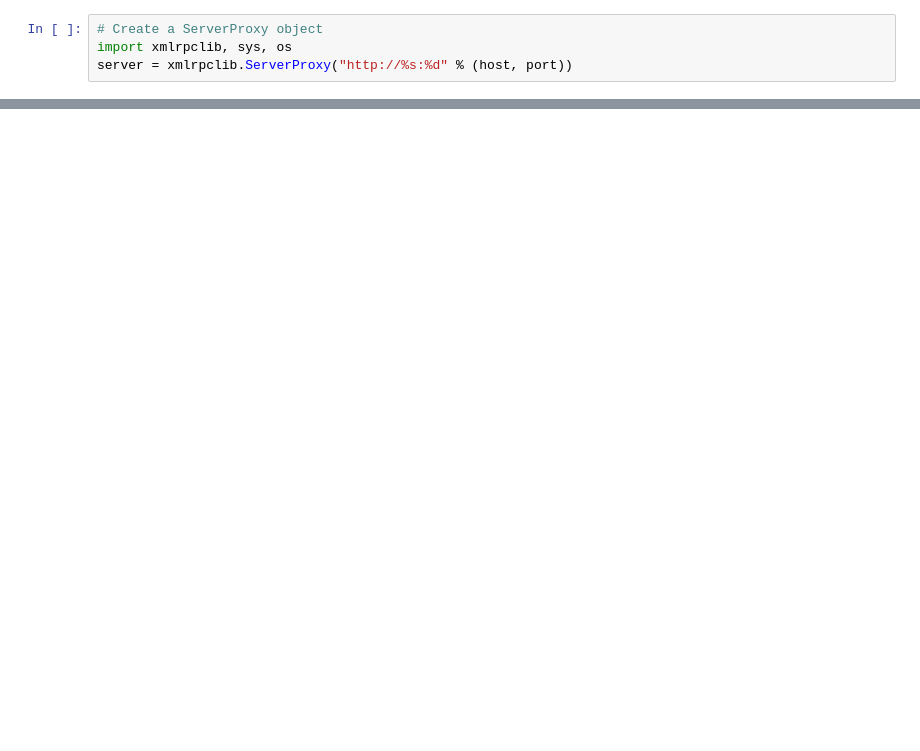
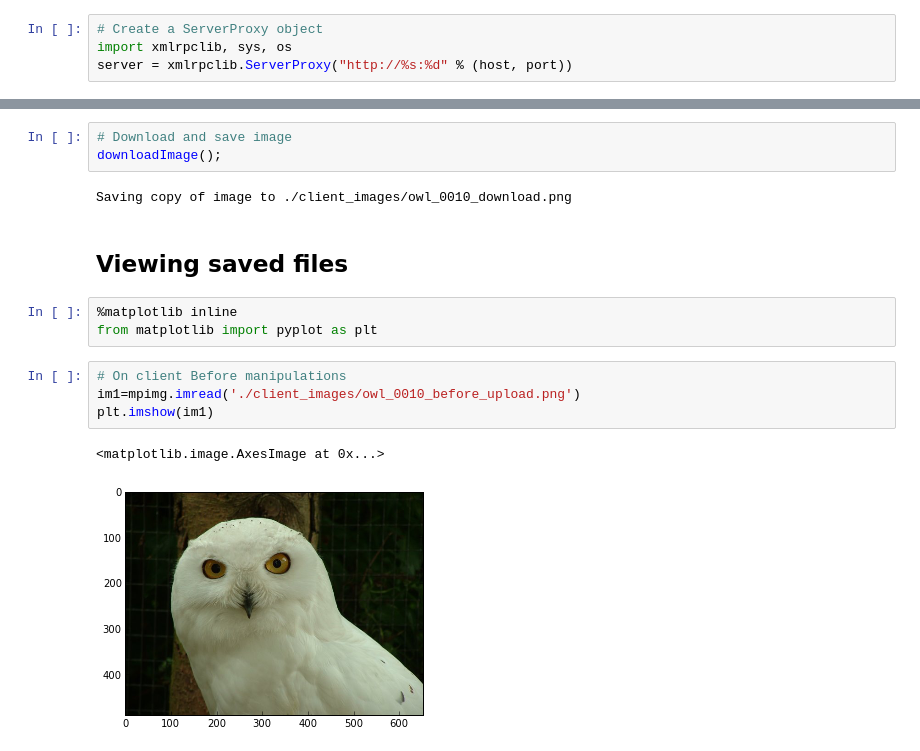
Before and after one commit to smwahl/ay250_swahl, a Jupyter notebook: hw_05/hw_05_client.ipynb, the cells around one changed output, grey strips where cells are left out. Saved outputs shown, nothing was run; the diff lists cells and outputs as text; blank space fills up the shorter version.

Commit message:
Bugfixes in image manipulation functions. Added client-side function to recover manipulated image from server. Added inline viewing of save test images.

```diff
--- a/hw_05/hw_05_client.ipynb
+++ b/hw_05/hw_05_client.ipynb
@@ -131,0 +130,17 @@ NameError: global name 'fpath' is not defined
+# %%
+# Download and save image
+downloadImage();
+# %% [output]
+Saving copy of image to ./client_images/owl_0010_download.png
+# %% [markdown]
+## Viewing saved files
+# %%
+%matplotlib inline
+from matplotlib import pyplot as plt
+# %%
+# On client Before manipulations
+im1=mpimg.imread('./client_images/owl_0010_before_upload.png')
+plt.imshow(im1)
+# %% [output]
+<matplotlib.image.AxesImage at 0x...>
+[figure, added]
```
Also changed, not shown: parts of 20 cells of this notebook, 1 other file.
